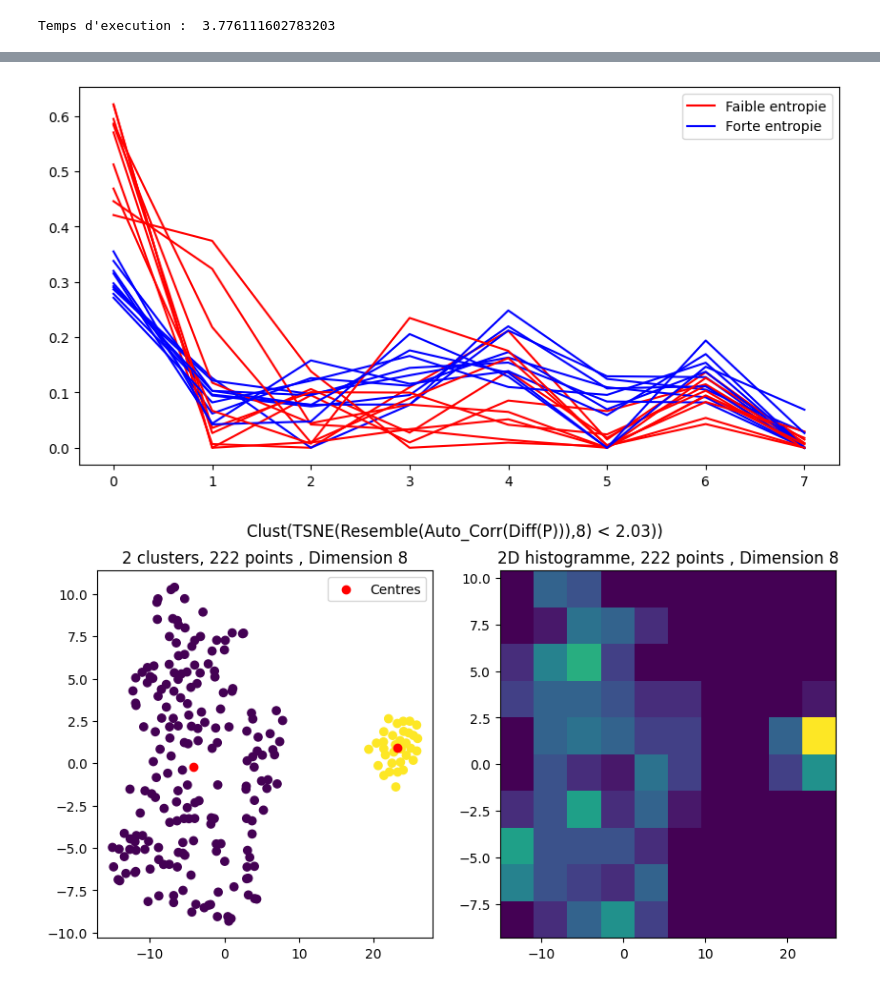
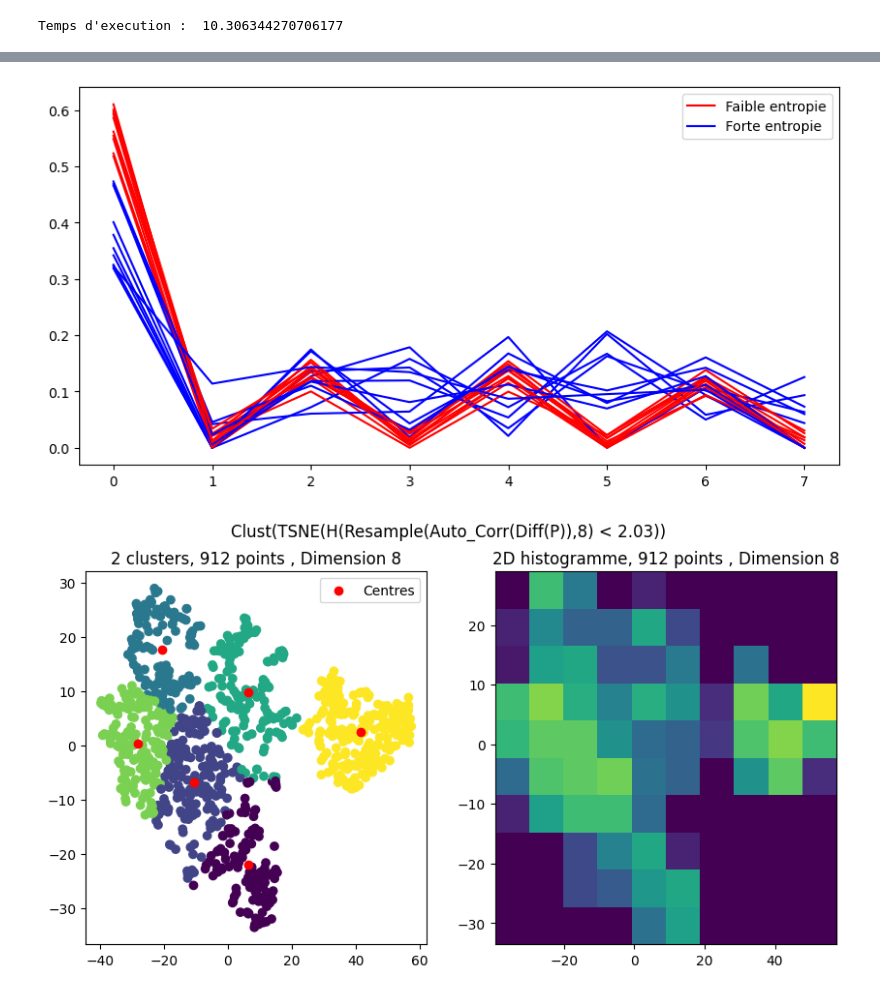
Before and after one commit to YacineCC/UNI, a Jupyter notebook: M1/machine_learning/Final.ipynb, the cells around one changed output, grey strips where cells are left out. Cells and saved outputs as stored; diff of their text form; code cells hidden in the pictures.

```diff
--- a/M1/machine_learning/Final.ipynb
+++ b/M1/machine_learning/Final.ipynb
@@ -12,10 +25,9 @@ from sklearn.manifold import TSNE
 import warnings
 import time
 
-
 debut = time.time()
 
- #Code Flo
+#Code Flo
 
 
 warnings.filterwarnings("ignore", category=FutureWarning)
@@ -52,19 +64,19 @@ def save_file(save_list: list, folder_path="data", add_folder_by_name=False):
 
 
 @save_file(["data", "diff"])
-def get_data():
-	data = []
-	fichiers = os.listdir('Audios')
-	print(fichiers)
-	for f in fichiers[20:25] :
-		d, r = sf.read(f"Audios/{f}")
-		print(f)
-		data = np.concatenate((data,d))
-	diff = np.zeros(len(data))
-	print(len(data))
-	for i in range(0, len(data) - 1):
-		diff[i] = data[i + 1] - data[i]
-	return data, diff
+def get_data(filename="file1"):
+    #data, r = sf.read("ONECAT_20200114_152058_174.wav")
+    data = []
+    fichiers = os.listdir('/scratch/yhaouas846/Audios')
+    for f in fichiers[10:11] :
+        d, r = sf.read('/scratch/yhaouas846/Audios/'+f)
+        print(f)
+        data = np.concatenate((data,d))
+    diff = np.zeros(len(data))
+
+    for i in range(0, len(data) - 1):
+        diff[i] = data[i + 1] - data[i]
+    return data, diff
 
 
 data, diff = get_data()
@@ -161,7 +173,7 @@ def plot_scatter_hist2d(data, labels, cluster_centers, dimension, title=""):
 tsne = TSNE(n_components=2, random_state=0, perplexity=30, max_iter=1000)
 weak_entropie_2d = tsne.fit_transform(weak_entropie)
 
-codebook, _ = scipy.cluster.vq.kmeans(weak_entropie_2d, 2)
+codebook, _ = scipy.cluster.vq.kmeans(weak_entropie_2d, 6)
 labels, _ = scipy.cluster.vq.vq(weak_entropie_2d, codebook)
 
 plot_scatter_hist2d(
@@ -169,11 +181,11 @@ plot_scatter_hist2d(
 	labels,
 	codebook,
 	len(weak_entropie[0]),
-	f"Clust(TSNE(Resemble(Auto_Corr(Diff(P))),{len(weak_entropie[0])}) < {entropie_weak_bias}))",
+	f"Clust(TSNE(H(Resample(Auto_Corr(Diff(P)),{len(weak_entropie[0])}) < {entropie_weak_bias}))",
 )
 
 print("Temps d'execution : ", time.time() - debut)
 
 plt.show()
 # %% [output]
-Temps d'execution :  3.776111602783203
+Temps d'execution :  10.306344270706177
@@ -183,2 +195,2 @@ Temps d'execution :  3.776111602783203
-[figure, old version]
+[figure, new version]
-[figure, old version]
+[figure, new version]
```
Also changed, not shown: parts of 4 cells of this notebook, 11 other files.
